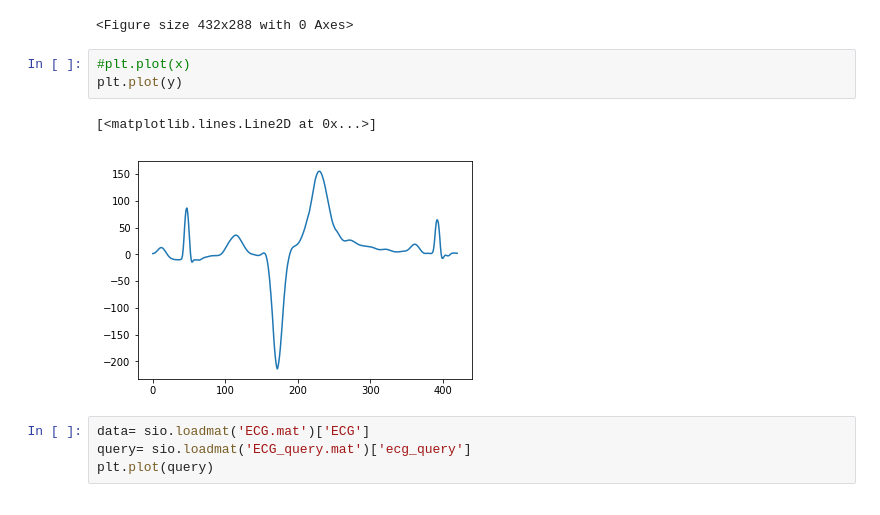
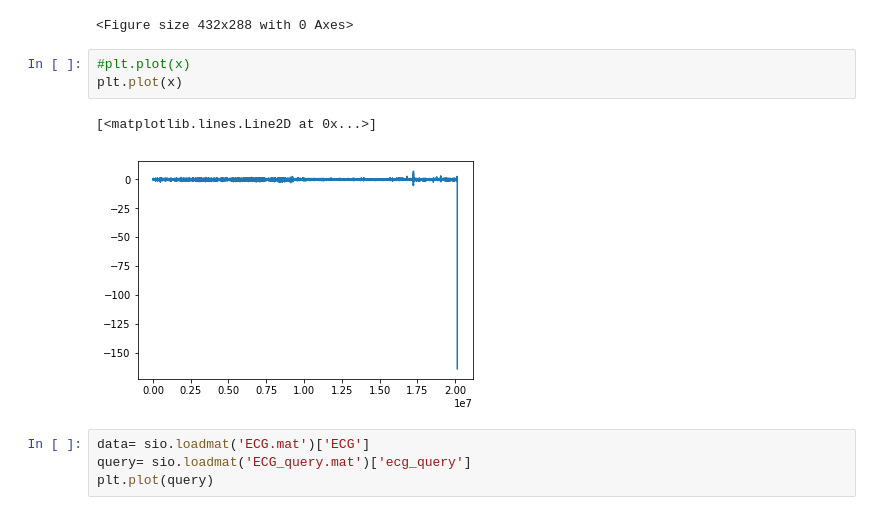
Before and after one commit to mpagung/babyproject, a Jupyter notebook: DTWTest.ipynb, the cells around one changed output. Saved outputs shown, nothing was run; the diff lists cells and outputs as text.

```diff
--- a/DTWTest.ipynb
+++ b/DTWTest.ipynb
@@ -53,10 +53,10 @@ array([[ 1.386300e+00],
 <Figure size 432x288 with 0 Axes>
 # %%
 #plt.plot(x)
-plt.plot(y)
+plt.plot(x)
 # %% [output]
 [<matplotlib.lines.Line2D at 0x...>]
-[figure, old version]
+[figure, new version]
 # %%
 data= sio.loadmat('ECG.mat')['ECG']
 query= sio.loadmat('ECG_query.mat')['ecg_query']
```
Also changed, not shown: parts of 4 cells of this notebook.
